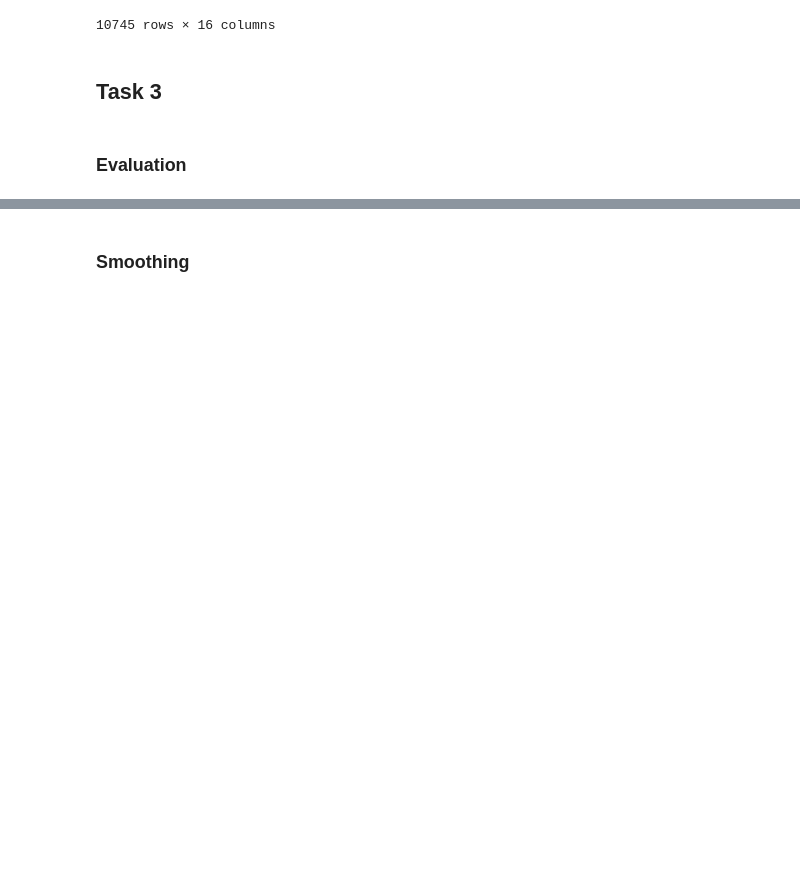
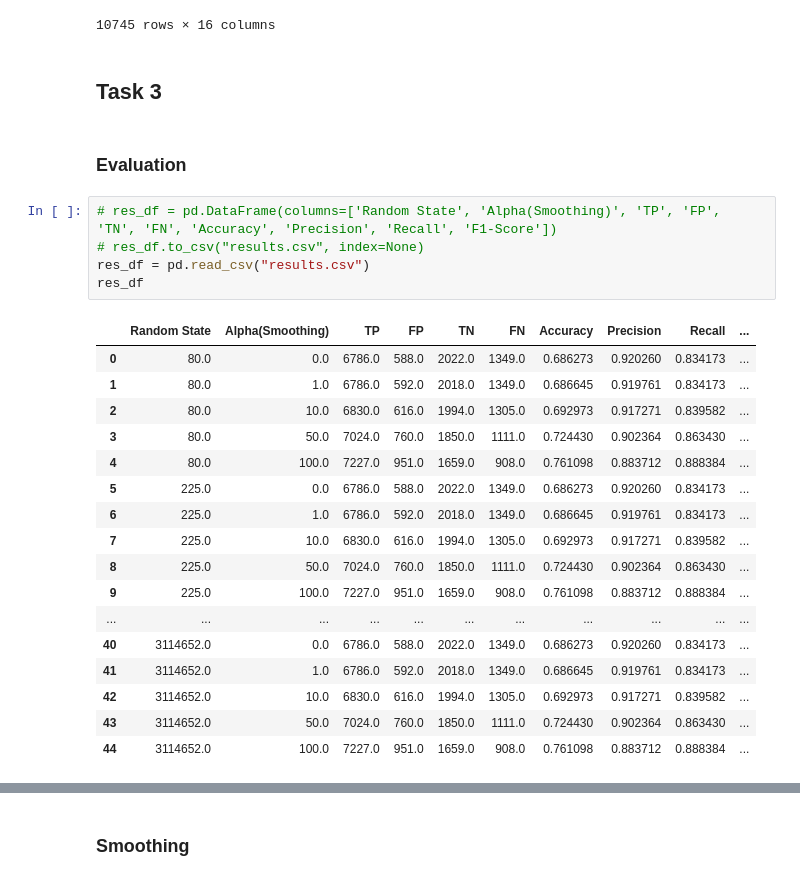
Before and after one commit to nullmight/ML-Assignment-2, a Jupyter notebook: NaiveBayes.ipynb, the cells around one changed output, grey strips where cells are left out. Cells and saved outputs as stored; diff of their text form; blank space fills up the shorter version.

```diff
--- a/NaiveBayes.ipynb
+++ b/NaiveBayes.ipynb
@@ -290,3 +298,26 @@ test
 ## Task 3
 # %% [markdown]
 ### Evaluation
+# %%
+# res_df = pd.DataFrame(columns=['Random State', 'Alpha(Smoothing)', 'TP', 'FP', 'TN', 'FN', 'Accuracy', 'Precision', 'Recall', 'F1-Score'])
+# res_df.to_csv("results.csv", index=None)
+res_df = pd.read_csv("results.csv")
+res_df
+# %% [output]
+|  | Random State | Alpha(Smoothing) | TP | FP | TN | FN | Accuracy | Precision | Recall | ... |
+| 0 | 80.0 | 0.0 | 6786.0 | 588.0 | 2022.0 | 1349.0 | 0.686273 | 0.920260 | 0.834173 | ... |
+| 1 | 80.0 | 1.0 | 6786.0 | 592.0 | 2018.0 | 1349.0 | 0.686645 | 0.919761 | 0.834173 | ... |
+| 2 | 80.0 | 10.0 | 6830.0 | 616.0 | 1994.0 | 1305.0 | 0.692973 | 0.917271 | 0.839582 | ... |
+| 3 | 80.0 | 50.0 | 7024.0 | 760.0 | 1850.0 | 1111.0 | 0.724430 | 0.902364 | 0.863430 | ... |
+| 4 | 80.0 | 100.0 | 7227.0 | 951.0 | 1659.0 | 908.0 | 0.761098 | 0.883712 | 0.888384 | ... |
+| 5 | 225.0 | 0.0 | 6786.0 | 588.0 | 2022.0 | 1349.0 | 0.686273 | 0.920260 | 0.834173 | ... |
+| 6 | 225.0 | 1.0 | 6786.0 | 592.0 | 2018.0 | 1349.0 | 0.686645 | 0.919761 | 0.834173 | ... |
+| 7 | 225.0 | 10.0 | 6830.0 | 616.0 | 1994.0 | 1305.0 | 0.692973 | 0.917271 | 0.839582 | ... |
+| 8 | 225.0 | 50.0 | 7024.0 | 760.0 | 1850.0 | 1111.0 | 0.724430 | 0.902364 | 0.863430 | ... |
+| 9 | 225.0 | 100.0 | 7227.0 | 951.0 | 1659.0 | 908.0 | 0.761098 | 0.883712 | 0.888384 | ... |
+| ... | ... | ... | ... | ... | ... | ... | ... | ... | ... | ... |
+| 40 | 3114652.0 | 0.0 | 6786.0 | 588.0 | 2022.0 | 1349.0 | 0.686273 | 0.920260 | 0.834173 | ... |
+| 41 | 3114652.0 | 1.0 | 6786.0 | 592.0 | 2018.0 | 1349.0 | 0.686645 | 0.919761 | 0.834173 | ... |
+| 42 | 3114652.0 | 10.0 | 6830.0 | 616.0 | 1994.0 | 1305.0 | 0.692973 | 0.917271 | 0.839582 | ... |
+| 43 | 3114652.0 | 50.0 | 7024.0 | 760.0 | 1850.0 | 1111.0 | 0.724430 | 0.902364 | 0.863430 | ... |
+| 44 | 3114652.0 | 100.0 | 7227.0 | 951.0 | 1659.0 | 908.0 | 0.761098 | 0.883712 | 0.888384 | ... |
```
Also changed, not shown: parts of 30 cells of this notebook, 2 other files.
